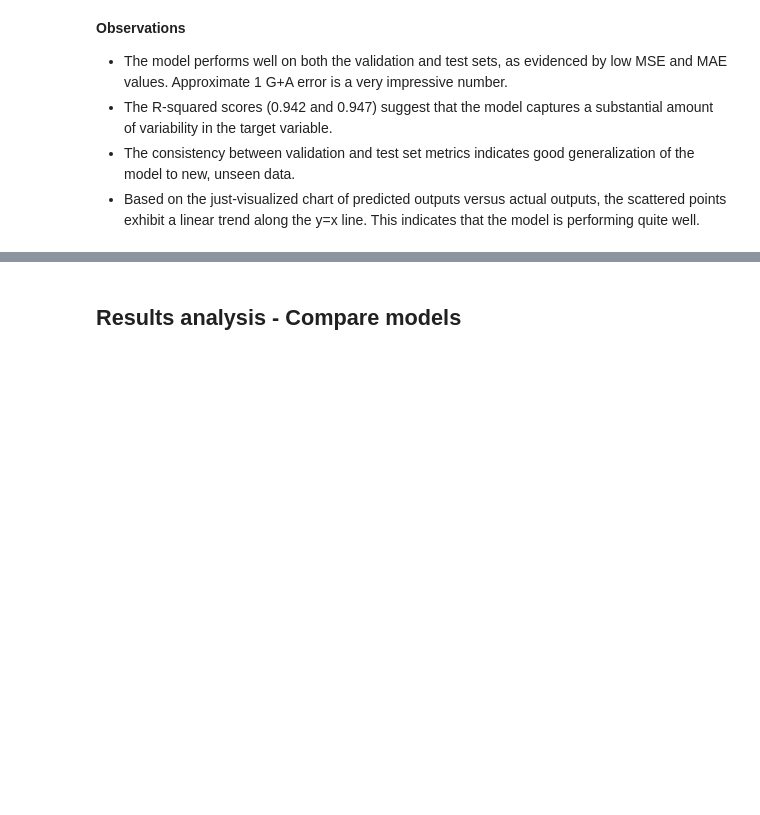
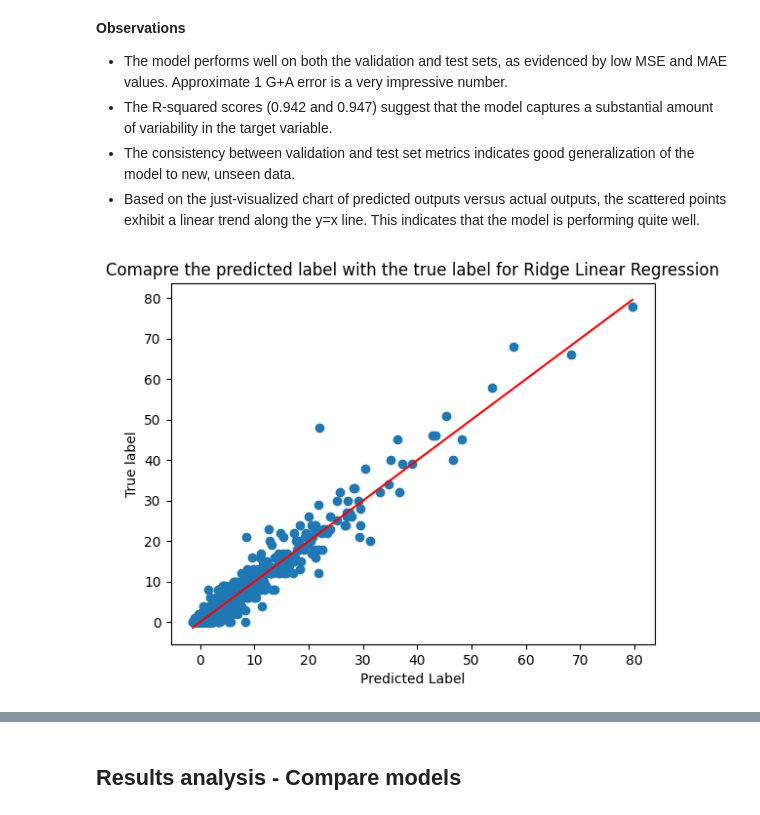
Before and after one commit to hwangdeokThien/CSC14119_IntroDS_final_project, a Jupyter notebook: src/notebooks/4.1-data-modelling.ipynb, the cells around one changed output, grey strips where cells are left out. Cells and saved outputs as stored; diff of their text form; code cells hidden in the pictures; blank space fills up the shorter version.

Commit message:
[UPDATE] add ridge linear regression to data_modelling file

```diff
--- a/src/notebooks/4.1-data-modelling.ipynb
+++ b/src/notebooks/4.1-data-modelling.ipynb
@@ -120,0 +201,6 @@ Best Hyperparameters:
+# %%
+sfs = SequentialFeatureSelector(estimator=rlr_best_model, n_features_to_select='auto',scoring='r2',direction='backward',tol=1e-3,cv=5)
+sfs.fit(X_rlr_train, Y_rlr_train)
+selected_features = sfs.get_support()
+
+print('The selected features are:', (list(X_rlr_train.columns[selected_features])))
@@ -120,0 +209,6 @@ Best Hyperparameters:
+# %%
+X_rlr_train =X_rlr_train.loc[:, selected_features]
+X_rlr_test = X_rlr_test.loc[:, selected_features]
+# %%
+#Train the model again with the train dataset after finding the best combination of parameters
+rlr_best_model.fit(X_rlr_train,Y_rlr_train)
@@ -160,3 +256,13 @@ Test Set Metrics:
 Mean Squared Error (MSE): 5.305140435362749
 Mean Absolute Error (MAE): 0.9849512542612242
 R-squared Score: 0.9475989936311416
+# %%
+# ----------------------------------Ridge Linear Regression----------------------------------
+Y_rlr_predict = rlr_best_model.predict(X_rlr_test)
+test_mse_ridge = mean_squared_error(Y_rlr_test,Y_rlr_predict)
+test_mae_ridge = mean_absolute_error(Y_rlr_test,Y_rlr_predict)
+test_r2_ridge = r2_score(Y_rlr_predict,Y_rlr_test)
+print('Test Set Metrics for Ridge Linear Regression:')
+print(f'Mean Squared Error (MSE): {test_mse_ridge}')
+print(f'Mean Absolute Error (MAE): {test_mae_ridge}')
+print(f'R-squared Score: {test_r2_ridge}')
@@ -181,3 +292,15 @@ plt.show()
 - The R-squared scores (0.942 and 0.947) suggest that the model captures a substantial amount of variability in the target variable.
 - The consistency between validation and test set metrics indicates good generalization of the model to new, unseen data.
 - Based on the just-visualized chart of predicted outputs versus actual outputs, the scattered points exhibit a linear trend along the y=x line. This indicates that the model is performing quite well.
+# %%
+# ----------------------------------Ridge Linear Regression----------------------------------
+plt.scatter(Y_rlr_predict,Y_rlr_test)
+
+plt.xlabel("Predicted Label")
+plt.ylabel("True label")
+plt.title("Comapre the predicted label with the true label for Ridge Linear Regression")
+y_line = np.linspace(min(Y_rlr_predict), max(Y_rlr_predict), 1000).reshape(-1, 1)
+plt.plot(y_line,y_line, color='r')
+plt.show()
+# %% [output]
+[figure, added]
```
Also changed, not shown: parts of 22 cells of this notebook.
